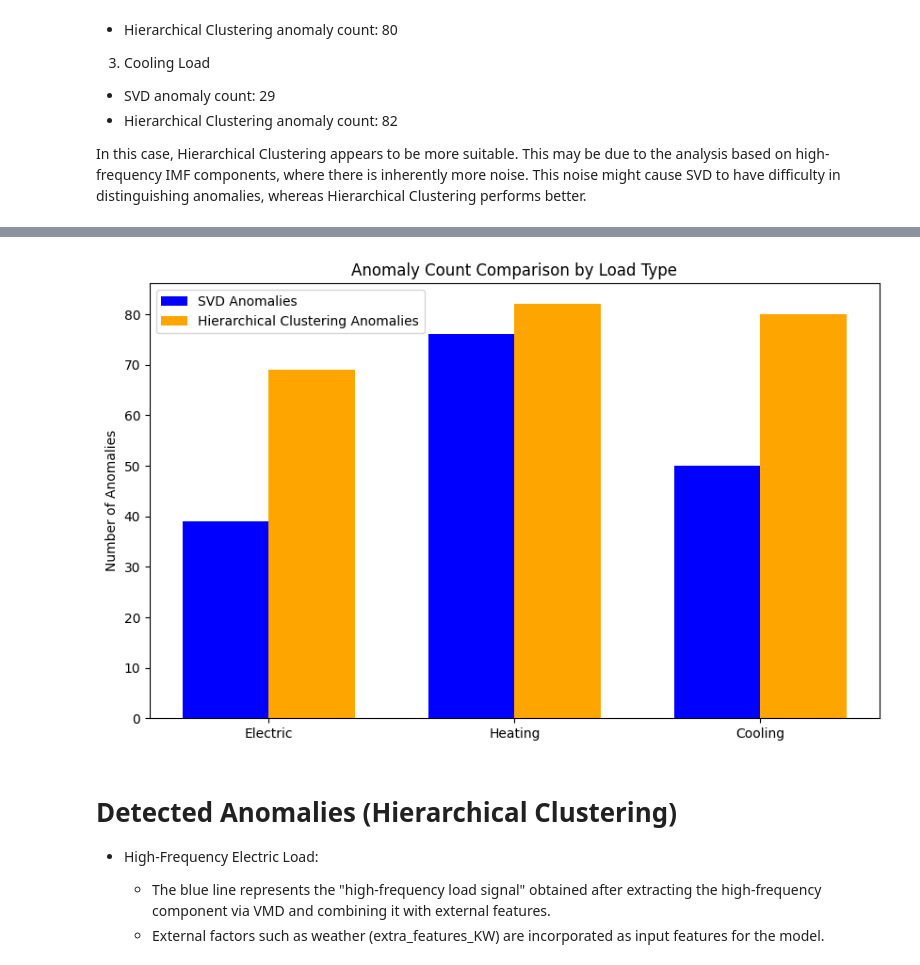
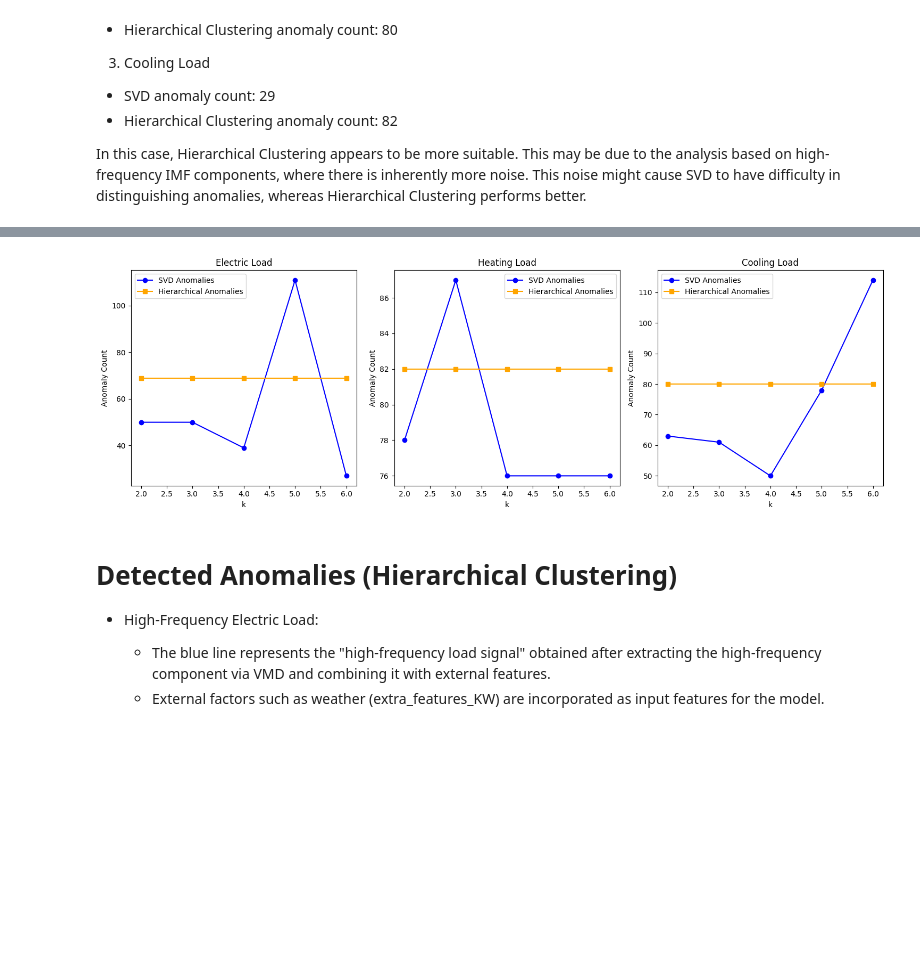
Before and after one commit to Joeychen80627/CSE598Project, a Jupyter notebook: CSCA_5632_Unsupervised_Algorithms_in_Machine_Learning_Final_Project.ipynb, the cells around one changed output, grey strips where cells are left out. Cells and saved outputs as stored; diff of their text form; code cells hidden in the pictures; blank space fills up the shorter version.

```diff
--- a/CSCA_5632_Unsupervised_Algorithms_in_Machine_Learning_Final_Project.ipynb
+++ b/CSCA_5632_Unsupervised_Algorithms_in_Machine_Learning_Final_Project.ipynb
@@ -569,49 +564,52 @@ Since in the visualization process we project multidimensional data onto a two-d
 
 In this case, Hierarchical Clustering appears to be more suitable. This may be due to the analysis based on high-frequency IMF components, where there is inherently more noise. This noise might cause SVD to have difficulty in distinguishing anomalies, whereas Hierarchical Clustering performs better.
 # %%
-# Define feature lists for each load type
-electric_features = ['KW_HF'] + extra_features_KW
-heating_features  = ['HTmmBTU_HF'] + extra_features_HTmmBTU
-cooling_features  = ['CHWTON_HF'] + extra_features_CHWTON
+# Define k values
+k_values = [2, 3, 4, 5, 6]
+load_types = ['Electric', 'Heating', 'Cooling']
 
-# Electric Load SVD anomaly detection (using k=1 as an example)
-df_elec_combined, elec_errors, elec_threshold = svd_anomaly_detection(df_elec_combined, electric_features, 'KW_HF', k=4)
-svd_elec_count = df_elec_combined['SVD_Anomaly'].sum()
-hier_elec_count = df_elec_combined['Elec_Anomaly'].sum() if 'Elec_Anomaly' in df_elec_combined.columns else np.nan
+# Initialize dictionaries to store anomaly counts (separately for SVD and Hierarchical for each load type)
+svd_counts = {'Electric': [], 'Heating': [], 'Cooling': []}
+hier_counts = {'Electric': [], 'Heating': [], 'Cooling': []}
 
-print("Electric Load SVD Anomaly Count:", svd_elec_count)
-print("Electric Load Hierarchical Clustering Anomaly Count:", hier_elec_count)
+# Perform SVD anomaly detection for different k values
+for k in k_values:
+    # --- Electric Load ---
+    df_elec_temp, elec_errors, elec_threshold = svd_anomaly_detection(
+        df_elec_combined.copy(), electric_features, 'KW_HF', k=k)
+    svd_elec_count = df_elec_temp['SVD_Anomaly'].sum()
+    hier_elec_count = df_elec_temp['Elec_Anomaly'].sum() if 'Elec_Anomaly' in df_elec_temp.columns else np.nan
+    svd_counts['Electric'].append(svd_elec_count)
+    hier_counts['Electric'].append(hier_elec_count)
 
-# Heating Load SVD anomaly detection
-df_heating_combined, heating_errors, heating_threshold = svd_anomaly_detection(df_heating_combined, heating_features, 'HTmmBTU_HF', k=4)
-svd_heating_count = df_heating_combined['SVD_Anomaly'].sum()
-hier_heating_count = df_heating_combined['heating_Anomaly'].sum() if 'heating_Anomaly' in df_heating_combined.columns else np.nan
+    # --- Heating Load ---
+    df_heating_temp, heating_errors, heating_threshold = svd_anomaly_detection(
+        df_heating_combined.copy(), heating_features, 'HTmmBTU_HF', k=k)
+    svd_heating_count = df_heating_temp['SVD_Anomaly'].sum()
+    hier_heating_count = df_heating_temp['heating_Anomaly'].sum() if 'heating_Anomaly' in df_heating_temp.columns else np.nan
+    svd_counts['Heating'].append(svd_heating_count)
+    hier_counts['Heating'].append(hier_heating_count)
 
-print("Heating Load SVD Anomaly Count:", svd_heating_count)
-print("Heating Load Hierarchical Clustering Anomaly Count:", hier_heating_count)
+    # --- Cooling Load ---
+    df_cooling_temp, cooling_errors, cooling_threshold = svd_anomaly_detection(
+        df_cooling_combined.copy(), cooling_features, 'CHWTON_HF', k=k)
+    svd_cooling_count = df_cooling_temp['SVD_Anomaly'].sum()
+    hier_cooling_count = df_cooling_temp['Cooling_Anomaly'].sum() if 'Cooling_Anomaly' in df_cooling_temp.columns else np.nan
+    svd_counts['Cooling'].append(svd_cooling_count)
+    hier_counts['Cooling'].append(hier_cooling_count)
 
-# Cooling Load SVD anomaly detection
-df_cooling_combined, cooling_errors, cooling_threshold = svd_anomaly_detection(df_cooling_combined, cooling_features, 'CHWTON_HF', k=4)
-svd_cooling_count = df_cooling_combined['SVD_Anomaly'].sum()
-hier_cooling_count = df_cooling_combined['Cooling_Anomaly'].sum() if 'Cooling_Anomaly' in df_cooling_combined.columns else np.nan
+# Plot the anomaly count variation with k for each load type
+plt.figure(figsize=(15, 5))
 
-print("Cooling Load SVD Anomaly Count:", svd_cooling_count)
-print("Cooling Load Hierarchical Clustering Anomaly Count:", hier_cooling_count)
+for i, load in enumerate(load_types):
+    plt.subplot(1, 3, i+1)
+    plt.plot(k_values, svd_counts[load], marker='o', label='SVD Anomalies', color='blue')
+    plt.plot(k_values, hier_counts[load], marker='s', label='Hierarchical Anomalies', color='orange')
+    plt.xlabel('k')
+    plt.ylabel('Anomaly Count')
+    plt.title(f'{load} Load')
+    plt.legend()
 
-# Graphical Comparison: Bar chart of anomaly counts for each load type
-load_types = ['Electric', 'Heating', 'Cooling']
-svd_counts = [svd_elec_count, svd_heating_count, svd_cooling_count]
-hier_counts = [hier_elec_count, hier_heating_count, hier_cooling_count]
-
-x = np.arange(len(load_types))
-width = 0.35
-
-plt.figure(figsize=(10,6))
-plt.bar(x - width/2, svd_counts, width, label='SVD Anomalies', color='blue')
-plt.bar(x + width/2, hier_counts, width, label='Hierarchical Clustering Anomalies', color='orange')
-plt.xticks(x, load_types)
-plt.ylabel('Number of Anomalies')
-plt.title('Anomaly Count Comparison by Load Type')
-plt.legend()
+plt.tight_layout()
 plt.show()
 # %% [output]
@@ -624,4 +616,4 @@ Cooling Load Hierarchical Clustering Anomaly Count: 80
-[figure, old version]
+[figure, new version]
 # %% [markdown]
 # **Detected Anomalies (Hierarchical Clustering)**
 
```
Also changed, not shown: parts of 7 cells of this notebook.
